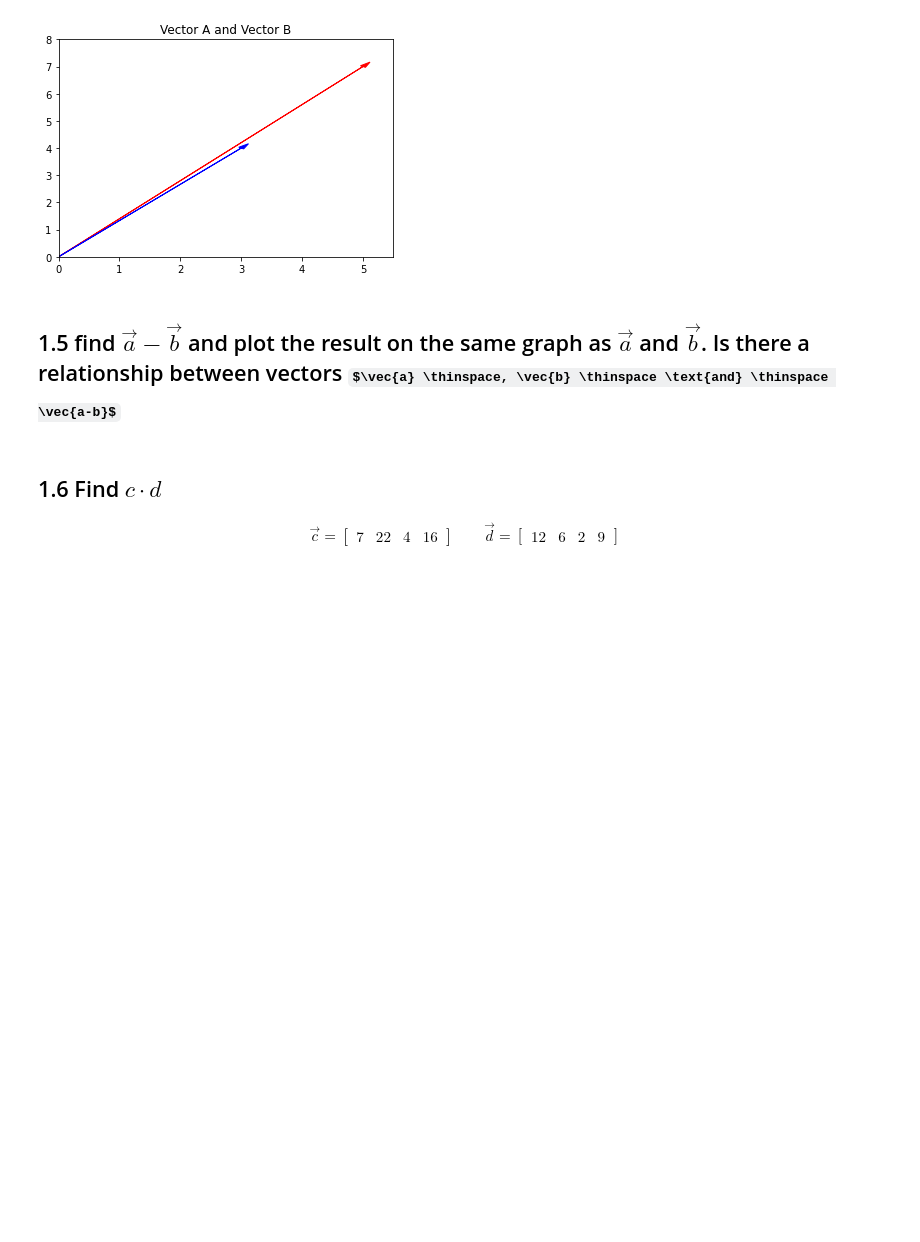
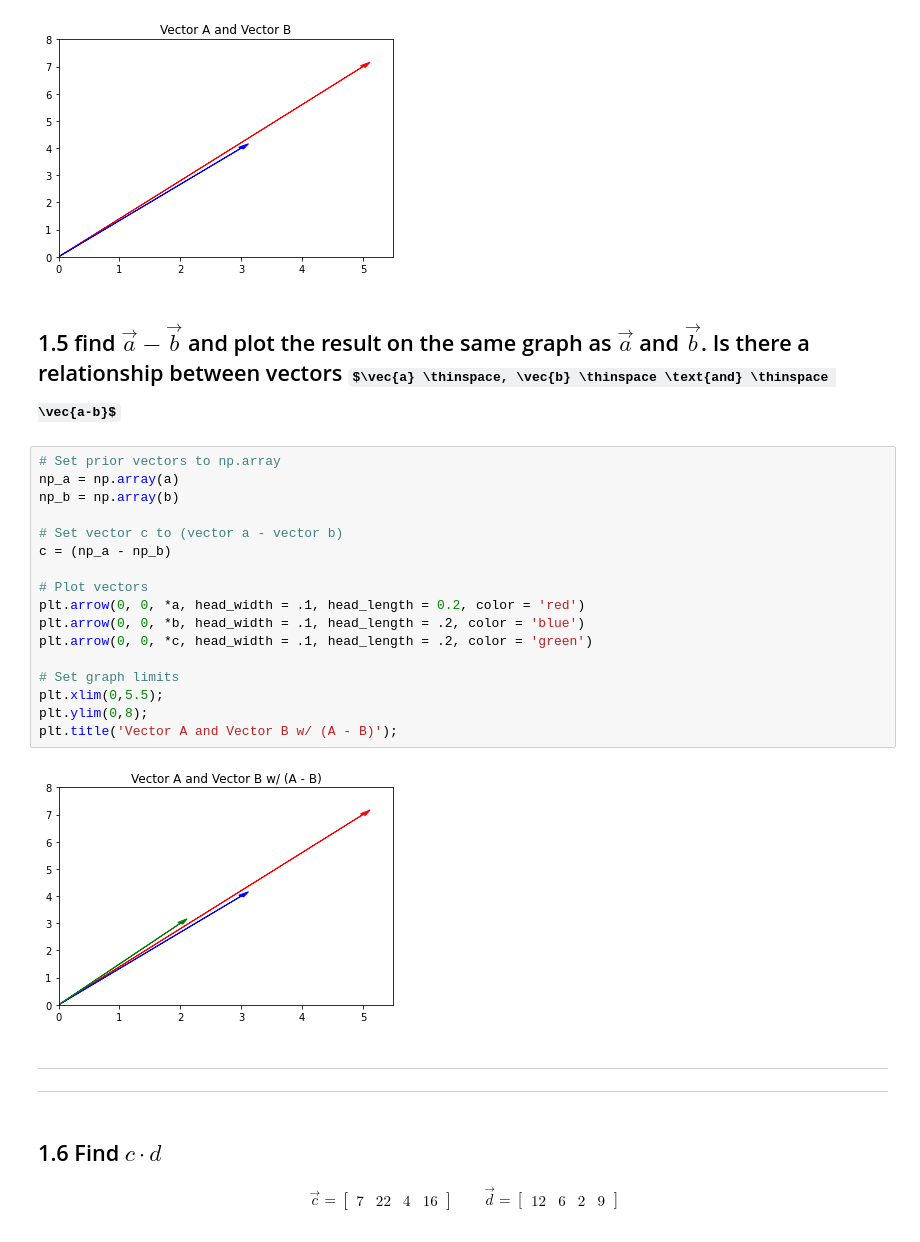
Before and after one commit to anthonymurphysr/DS-Unit-1-Sprint-3-Linear-Algebra, a Jupyter notebook: module1-vectors-and-matrices/LS_DS_131_Vectors_and_Matrices_Assignment.ipynb, the cells around one changed output. Drawn from its saved outputs; the diff is of its cells as text; some formulas as TeX source; blank space fills up the shorter version.

```diff
--- a/module1-vectors-and-matrices/LS_DS_131_Vectors_and_Matrices_Assignment.ipynb
+++ b/module1-vectors-and-matrices/LS_DS_131_Vectors_and_Matrices_Assignment.ipynb
@@ -119,6 +118,30 @@ plt.title('Vector A and Vector B');
 [figure]
 # %% [markdown]
 ## 1.5 find $\vec{a} - \vec{b}$ and plot the result on the same graph as $\vec{a}$ and $\vec{b}$. Is there a relationship between vectors $\vec{a} \thinspace, \vec{b} \thinspace \text{and} \thinspace \vec{a-b}$
+# %%
+# Set prior vectors to np.array
+np_a = np.array(a)
+np_b = np.array(b)
+
+# Set vector c to (vector a - vector b)
+c = (np_a - np_b)
+
+# Plot vectors
+plt.arrow(0, 0, *a, head_width = .1, head_length = 0.2, color = 'red')
+plt.arrow(0, 0, *b, head_width = .1, head_length = .2, color = 'blue')
+plt.arrow(0, 0, *c, head_width = .1, head_length = .2, color = 'green')
+
+# Set graph limits
+plt.xlim(0,5.5);
+plt.ylim(0,8);
+plt.title('Vector A and Vector B w/ (A - B)');
+# %% [output]
+[figure, added]
+# %% [markdown]
+---
+
+
+---
 # %% [markdown]
 ## 1.6 Find $c \cdot d$
 
```
Also changed, not shown: parts of 9 cells of this notebook.
